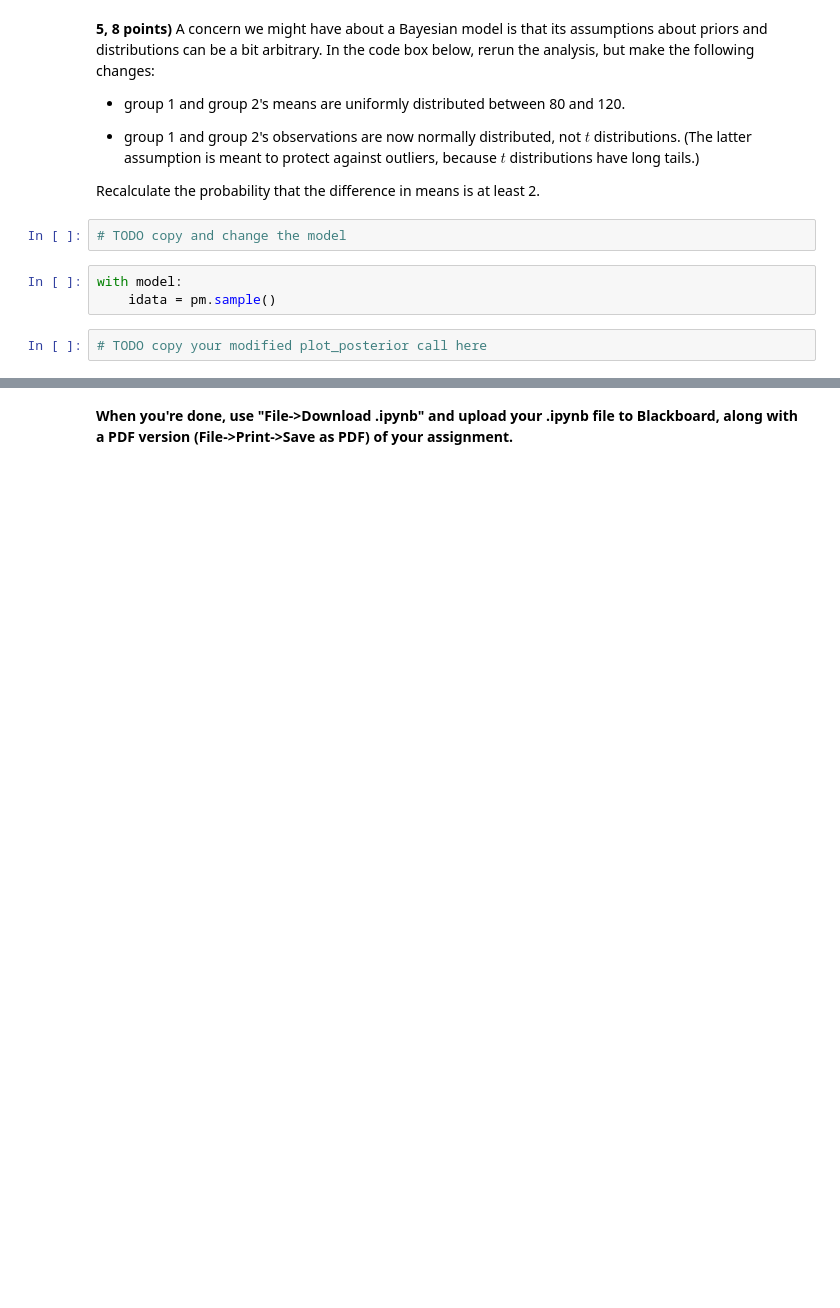
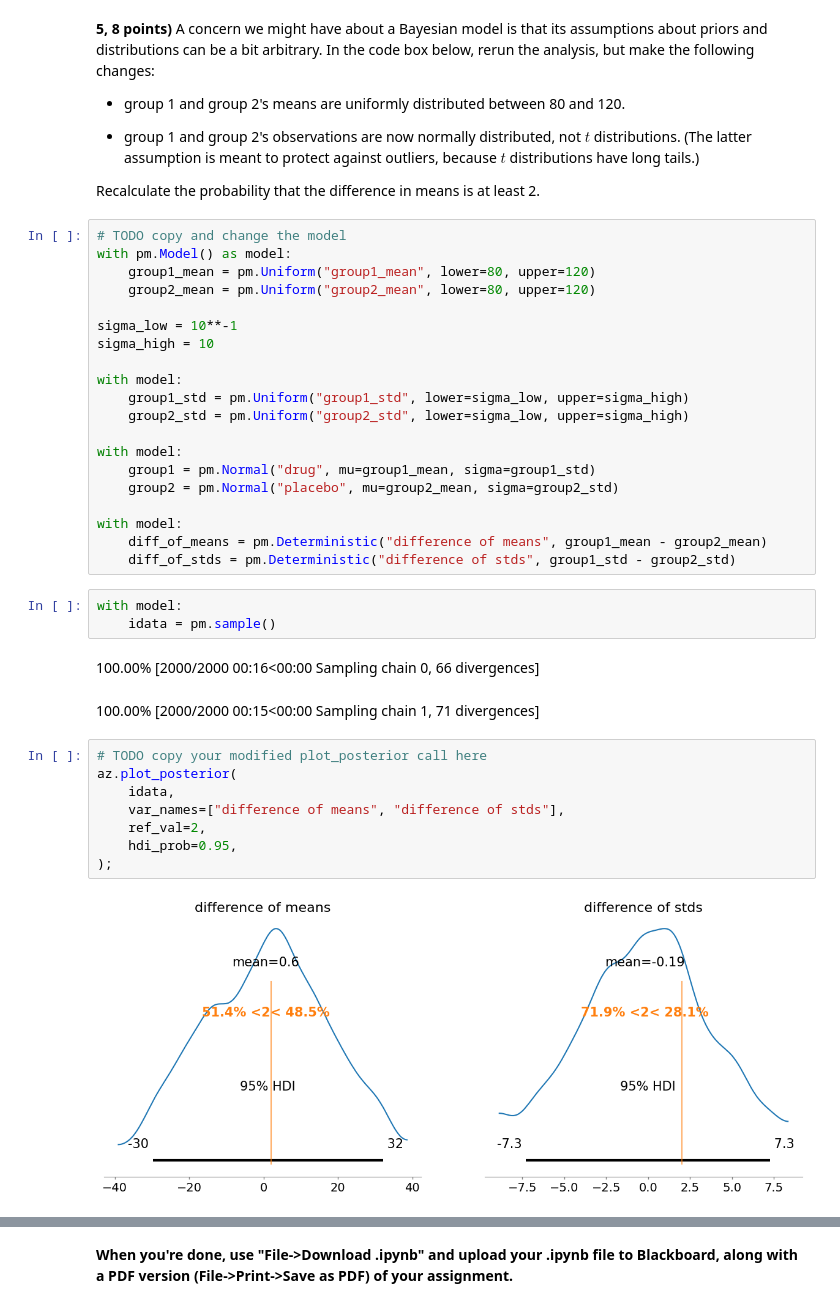
Before and after one commit to jchou03/DS340, a Jupyter notebook: Assignment Three/JaredChou_BayesAssign.ipynb, the cells around one changed output, grey strips where cells are left out. Saved outputs shown, nothing was run; the diff lists cells and outputs as text; blank space fills up the shorter version.

```diff
--- a/Assignment Three/JaredChou_BayesAssign.ipynb
+++ b/Assignment Three/JaredChou_BayesAssign.ipynb
@@ -261,12 +315,41 @@ az.plot_posterior(
 * group 1 and group 2's observations are now normally distributed, not $t$ distributions.  (The latter assumption is meant to protect against outliers, because $t$ distributions have long tails.)
 
 Recalculate the probability that the difference in means is at least 2.
-# %%
-# TODO copy and change the model
+# %%
+# TODO copy and change the model
+with pm.Model() as model:
+    group1_mean = pm.Uniform("group1_mean", lower=80, upper=120)
+    group2_mean = pm.Uniform("group2_mean", lower=80, upper=120)
+
+sigma_low = 10**-1
+sigma_high = 10
+
+with model:
+    group1_std = pm.Uniform("group1_std", lower=sigma_low, upper=sigma_high)
+    group2_std = pm.Uniform("group2_std", lower=sigma_low, upper=sigma_high)
+
+with model:
+    group1 = pm.Normal("drug", mu=group1_mean, sigma=group1_std)
+    group2 = pm.Normal("placebo", mu=group2_mean, sigma=group2_std)
+
+with model:
+    diff_of_means = pm.Deterministic("difference of means", group1_mean - group2_mean)
+    diff_of_stds = pm.Deterministic("difference of stds", group1_std - group2_std)
 # %%
 with model:
     idata = pm.sample()
+# %% [output]
+100.00% [2000/2000 00:16<00:00 Sampling chain 0, 66 divergences]
+100.00% [2000/2000 00:15<00:00 Sampling chain 1, 71 divergences]
 # %%
 # TODO copy your modified plot_posterior call here
+az.plot_posterior(
+    idata,
+    var_names=["difference of means", "difference of stds"],
+    ref_val=2,
+    hdi_prob=0.95,
+);
+# %% [output]
+[figure, added]
 # %% [markdown]
 **TODO what is the likelihood of a difference of at least 2 with this model?**
```
Also changed, not shown: parts of 9 cells of this notebook, 3 other files.
